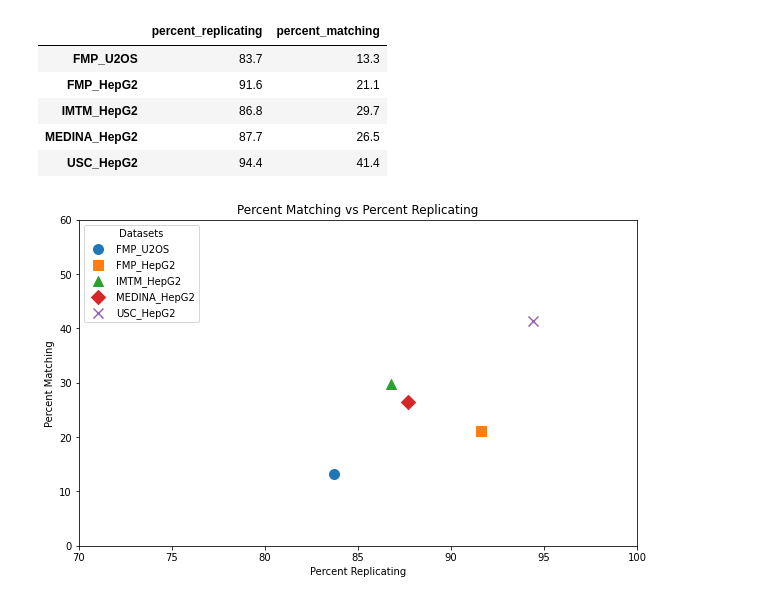
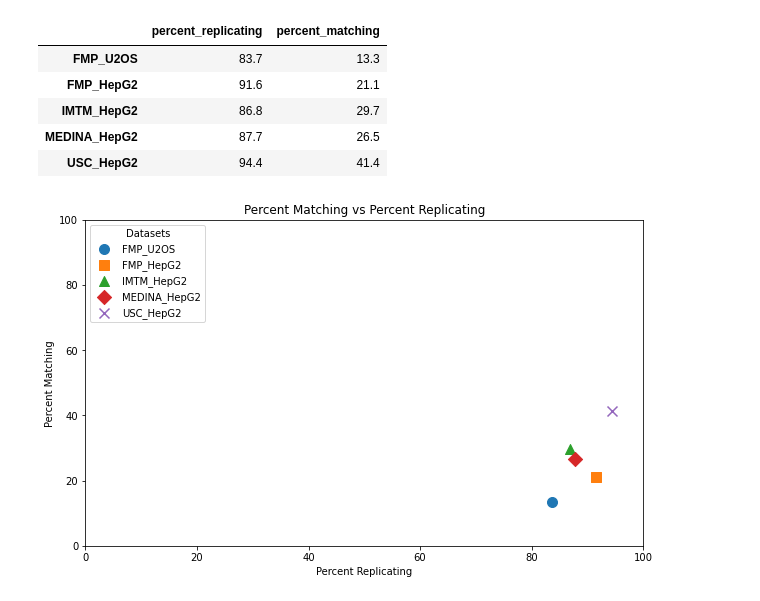
Before and after one commit to schmiedc/EU-OS_bioactives, a Jupyter notebook: Revision/PercentMatching/Percent_Rep_Match.ipynb, the cells around one changed output. Cells and saved outputs as stored; diff of their text form; code cells hidden in the pictures.

Commit message:
Added new graphs for percent replicating and matching

```diff
--- a/Revision/PercentMatching/Percent_Rep_Match.ipynb
+++ b/Revision/PercentMatching/Percent_Rep_Match.ipynb
@@ -69,33 +69,33 @@ markers = ['o', 's', '^', 'D', 'x']  # Circle, square, triangle, diamond, and cr
 
 # Create the plot
 plt.figure(figsize=(10, 6))
 
 for i, row in enumerate(df.index):
     plt.scatter(
         df.loc[row, "percent_replicating"],
         df.loc[row, "percent_matching"],
         label=row,
         marker=markers[i],
         s=100  # Size of the marker
     )
 
 # Set axis limits to start at 0
-plt.xlim(70, 100)
-plt.ylim(0, 60)
+plt.xlim(0, 100)
+plt.ylim(0, 100)
 
 
 # Add labels, legend, and grid
 plt.xlabel("Percent Replicating")
 plt.ylabel("Percent Matching")
 plt.title("Percent Matching vs Percent Replicating")
 plt.legend(title="Datasets", loc="upper left")
 plt.grid(False)
 
 filename = figure_path + str(date.today()) + "_Percent_Replicating_PercentMatching.pdf"
 
 plt.savefig(filename,
             transparent=False,
             bbox_inches='tight',
             dpi = 600)
 # %% [output]
-[figure, old version]
+[figure, new version]
```
Also changed, not shown: 3 other files.
